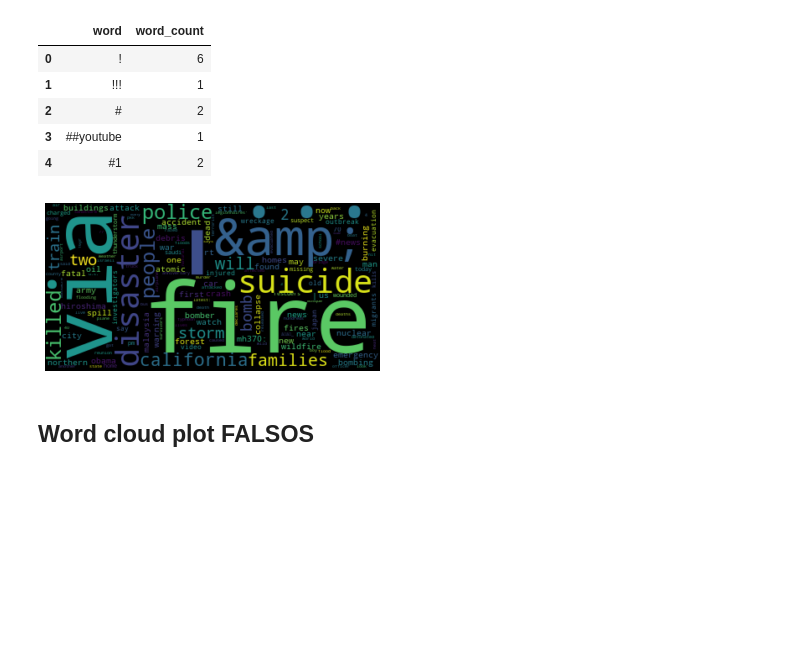
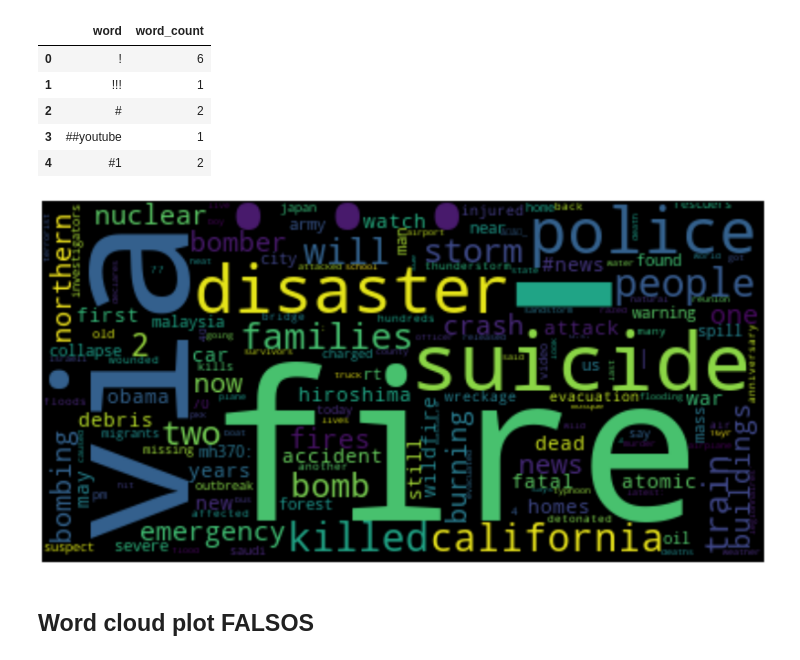
Before and after one commit to csulak/python-jupyter, a Jupyter notebook: ejercicio-twitter/ejercicio-twitter.ipynb, the cells around one changed output. Saved outputs shown, nothing was run; the diff lists cells and outputs as text; code cells hidden in the pictures; blank space fills up the shorter version.

```diff
--- a/ejercicio-twitter/ejercicio-twitter.ipynb
+++ b/ejercicio-twitter/ejercicio-twitter.ipynb
@@ -9,6 +9,8 @@ from wordcloud import WordCloud, STOPWORDS
 from matplotlib import ticker as tick
 plt.style.use('default') # haciendo los graficos un poco mas bonitos en matplotlib
 from matplotlib.colors import ListedColormap
+
+STOPWORDS.add("&amp;")
 # %%
 sample_df = pd.read_csv('sample_submission.csv', encoding='latin-1')
 test_df = pd.read_csv('test.csv', encoding='latin-1')
@@ -308,18 +310,18 @@ words_df_grouped_trues_without_STOPWORDS.head()
 # %%
 d = {}
 for a, x in words_df_grouped_trues_without_STOPWORDS.values:
     d[a] = x
 
 
 
 wordcloud = WordCloud()
 wordcloud.generate_from_frequencies(frequencies=d)
-plt.figure()
+plt.figure(figsize=(32, 12))
 plt.imshow(wordcloud, interpolation="bilinear")
 plt.axis("off")
 plt.show()
 # %% [output]
-[figure, old version]
+[figure, new version]
 # %% [markdown]
 ## Word cloud plot FALSOS
 # %%
```
Also changed, not shown: parts of 2 cells of this notebook.
